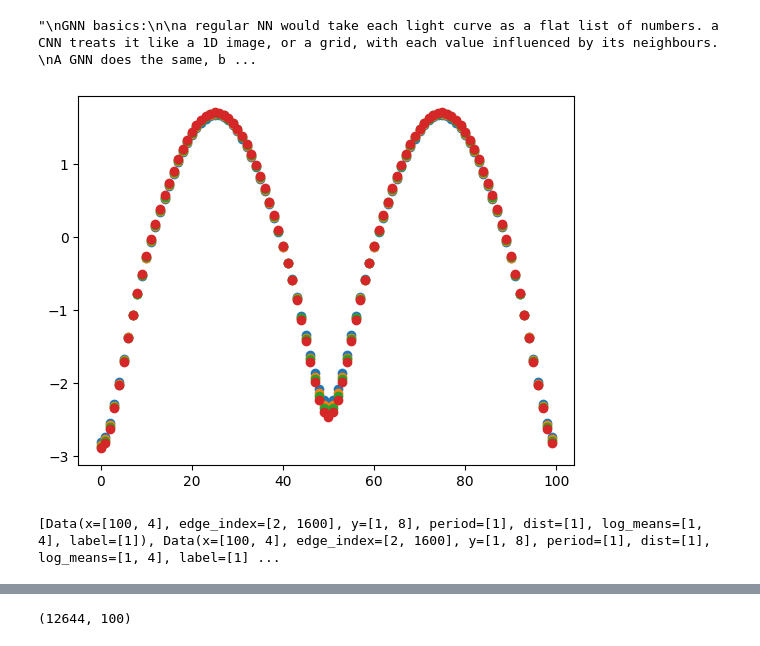
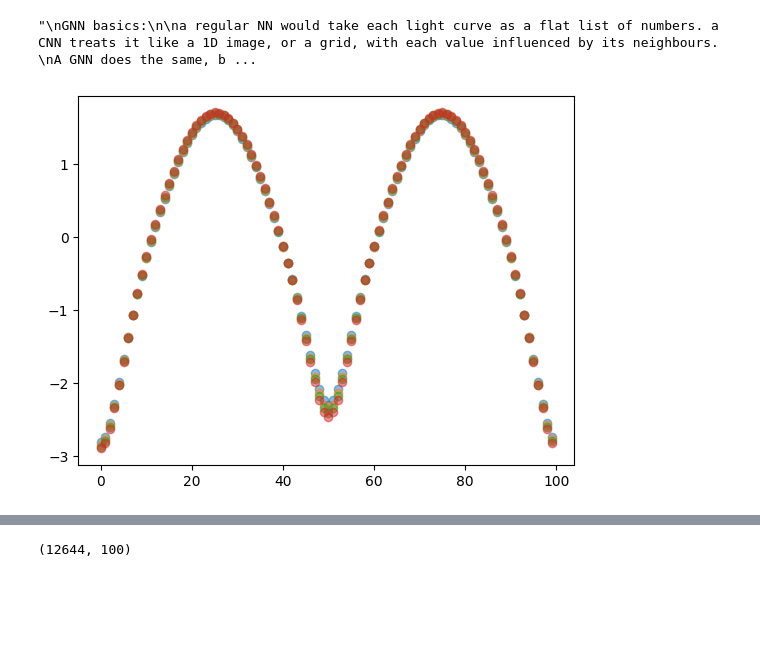
Before and after one commit to seanfoxhay-debug/eclipsing-binaries, a Jupyter notebook: Eclipsing binaries classification.ipynb, the cells around one changed output, grey strips where cells are left out. Saved outputs shown, nothing was run; the diff lists cells and outputs as text; code cells hidden in the pictures; blank space fills up the shorter version.

```diff
--- a/Eclipsing binaries classification.ipynb
+++ b/Eclipsing binaries classification.ipynb
@@ -216,8 +165,0 @@ def offset_target(s, L=system_length):
-# %%
-# sanity check cell
-for band in passbands:
-    print(fluxes_dict[band].shape)
-print(num_csvs) # num_csvs should be one more, due to the labels file
-print(labels.shape)
-
-print(len(params['T_ratio']))
@@ -249,21 +174,0 @@ print(fluxes_dict['Generic.Bessell.B'][0][0])
-# %%
-'''# add random dropout to the data before normalising!
-
-def dropout(inputs, frac=dropout_frac):
-    # inputs: dict with 4 item-key pairs, one for each passband. each item contains 12644 lightcurves, of 100 points each
-    # pick ~30% of lightcurve indices, and remove them from the light curve
-    # it is essential that, while removing the data, we keep the size of the lightcurve
-    # otherwise, position data would become meaningless
-    # so: instead of removing the data points, just set these points to zero?
-
-    n, l = inputs[passbands[0]].shape # n systems, l points per system
-    k = round(l * frac) # points dropped per system
-    drop = np.argsort(np.random.rand(n, l), axis=1)[:, :k] # k distinct random columns per row
-    rows = np.arange(n)[:, None] # create array of row numbers with length n
-    for name in passbands:
-        inputs[name][rows, drop] = 0 # same points dropped in every band
-    return inputs
-
-if dropout_toggle==1:
-    fluxes_dict = dropout(fluxes_dict)
-# todo: make this part actually work - done i think'''
@@ -523,7 +501,7 @@ def dropout_normalised(inputs, frac=dropout_frac, gen=None):
 # %%
 for i in range(4):
-    plt.scatter(np.arange(100),combined_tensor[8,i,:].detach().cpu().numpy())
+    plt.scatter(np.arange(100),combined_tensor[8,i,:].detach().cpu().numpy(),alpha=0.5)
 
 # proof of dropout
 # %% [output]
-[figure, old version]
+[figure, new version]
@@ -579,7 +508,3 @@ writer = SummaryWriter()
-# %%
-print(train_graphs)
-# %% [output]
-[Data(x=[100, 4], edge_index=[2, 1600], y=[1, 8], period=[1], dist=[1], log_means=[1, 4], label=[1]), Data(x=[100, 4], edge_index=[2, 1600], y=[1, 8], period=[1], dist=[1], log_means=[1, 4], label=[1] ...
 # %%
 # helper function to be able to pass the scalar inputs into the model! (the average log flux of each passband)
 def make_scalars(L):               # L: (N,4) log10 mean flux for B,V,R,I
```
Also changed, not shown: parts of 21 cells of this notebook.
